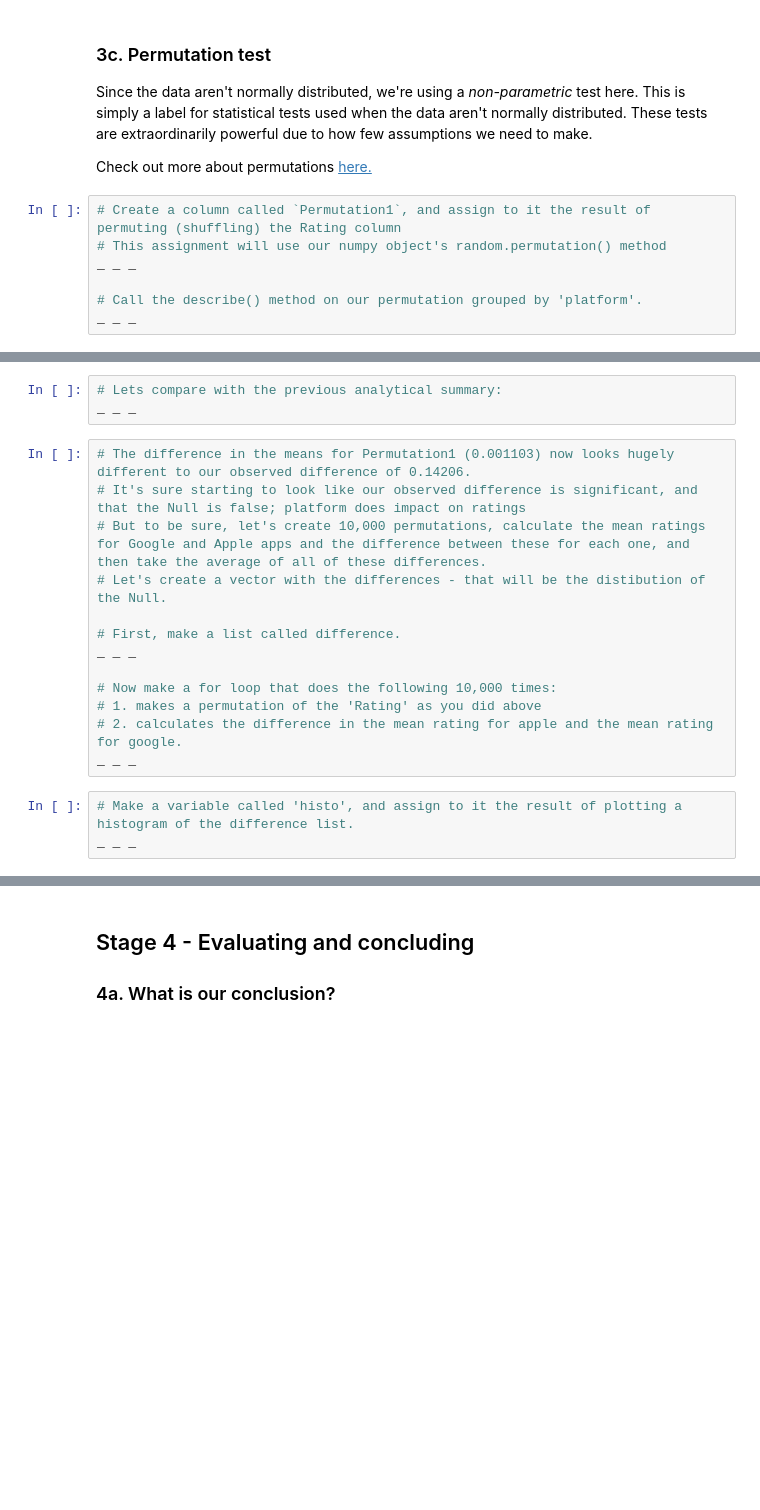
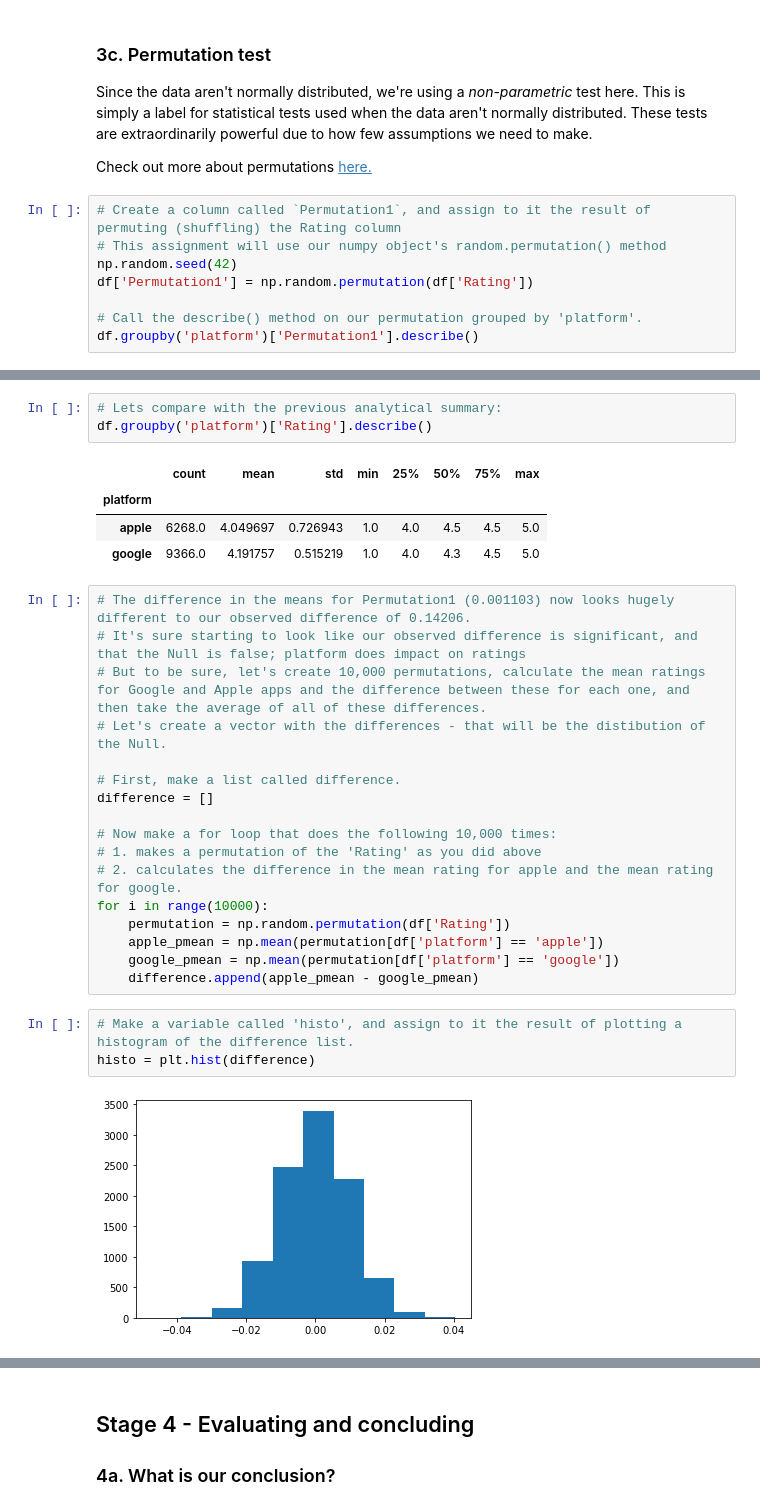
Before and after one commit to mkars01/Springboard, a Jupyter notebook: Case Study - Integrating Apps/Springboard Apps project - Tier 3 - Complete.ipynb, the cells around one changed output, grey strips where cells are left out. Drawn from its saved outputs; the diff is of its cells as text; blank space fills up the shorter version.

```diff
--- a/Case Study - Integrating Apps/Springboard Apps project - Tier 3 - Complete.ipynb
+++ b/Case Study - Integrating Apps/Springboard Apps project - Tier 3 - Complete.ipynb
@@ -468,7 +468,8 @@ Check out more about permutations [here.](http://rasbt.github.io/mlxtend/user_gu
 # %%
 # Create a column called `Permutation1`, and assign to it the result of permuting (shuffling) the Rating column
 # This assignment will use our numpy object's random.permutation() method
-_ _ _
+np.random.seed(42)
+df['Permutation1'] = np.random.permutation(df['Rating'])
 
 # Call the describe() method on our permutation grouped by 'platform'.
-_ _ _
+df.groupby('platform')['Permutation1'].describe()
@@ -475,6 +481,11 @@ _ _ _
 # %%
 # Lets compare with the previous analytical summary:
-_ _ _
+df.groupby('platform')['Rating'].describe()
+# %% [output]
+|  | count | mean | std | min | 25% | 50% | 75% | max |
+| platform |  |  |  |  |  |  |  |  |
+| apple | 6268.0 | 4.049697 | 0.726943 | 1.0 | 4.0 | 4.5 | 4.5 | 5.0 |
+| google | 9366.0 | 4.191757 | 0.515219 | 1.0 | 4.0 | 4.3 | 4.5 | 5.0 |
 # %%
 # The difference in the means for Permutation1 (0.001103) now looks hugely different to our observed difference of 0.14206.
 # It's sure starting to look like our observed difference is significant, and that the Null is false; platform does impact on ratings
@@ -482,14 +493,20 @@ _ _ _
 # Let's create a vector with the differences - that will be the distibution of the Null.
 
 # First, make a list called difference.
-_ _ _
+difference = []
 
 # Now make a for loop that does the following 10,000 times:
 # 1. makes a permutation of the 'Rating' as you did above
 # 2. calculates the difference in the mean rating for apple and the mean rating for google.
-_ _ _
+for i in range(10000):
+    permutation = np.random.permutation(df['Rating'])
+    apple_pmean = np.mean(permutation[df['platform'] == 'apple'])
+    google_pmean = np.mean(permutation[df['platform'] == 'google'])
+    difference.append(apple_pmean - google_pmean)
 # %%
 # Make a variable called 'histo', and assign to it the result of plotting a histogram of the difference list.
-_ _ _
+histo = plt.hist(difference)
+# %% [output]
+[figure, added]
 # %%
 # Now make a variable called obs_difference, and assign it the result of the mean of our 'apple' variable and the mean of our 'google variable'
```
Also changed, not shown: parts of 4 cells of this notebook.
